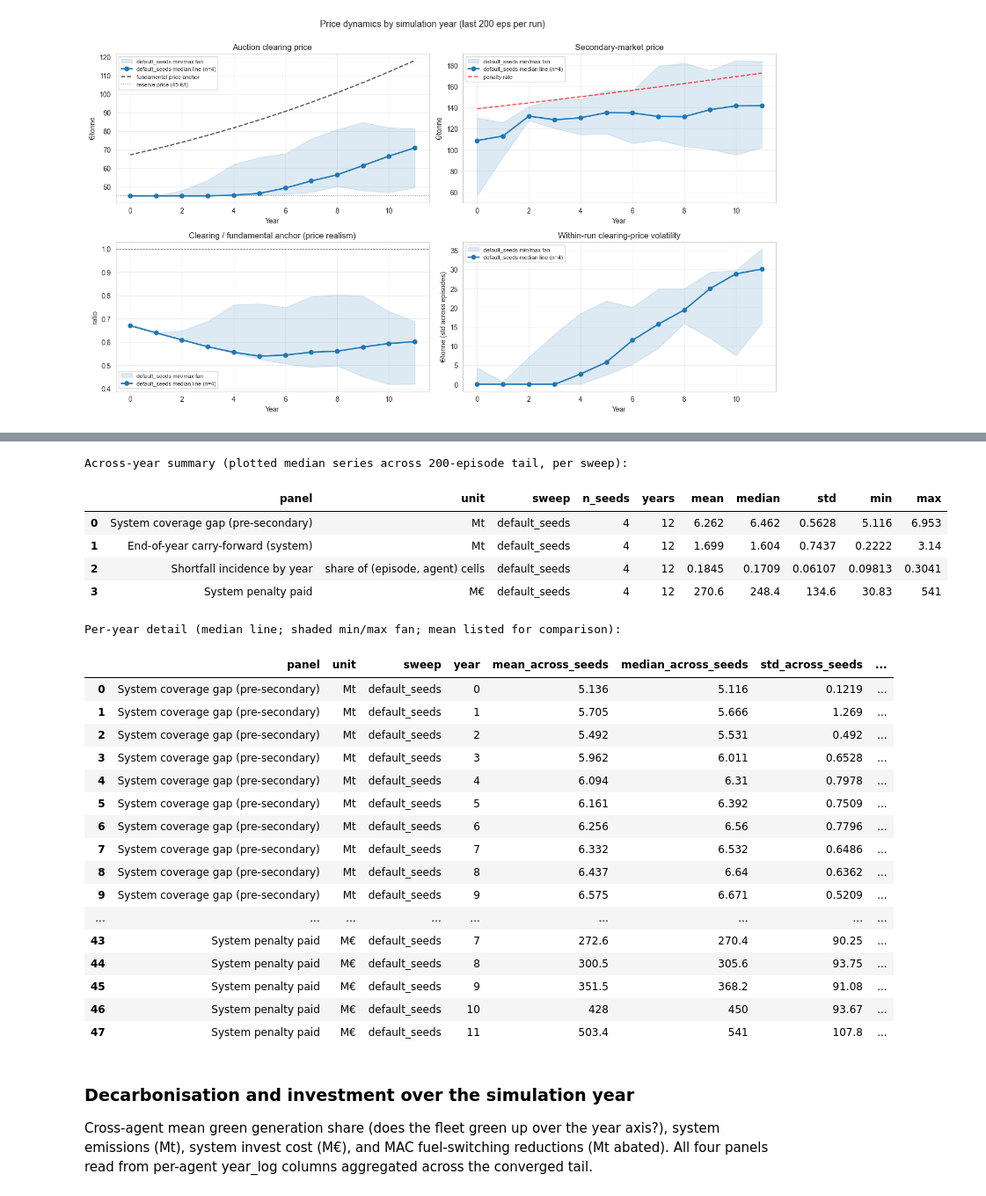
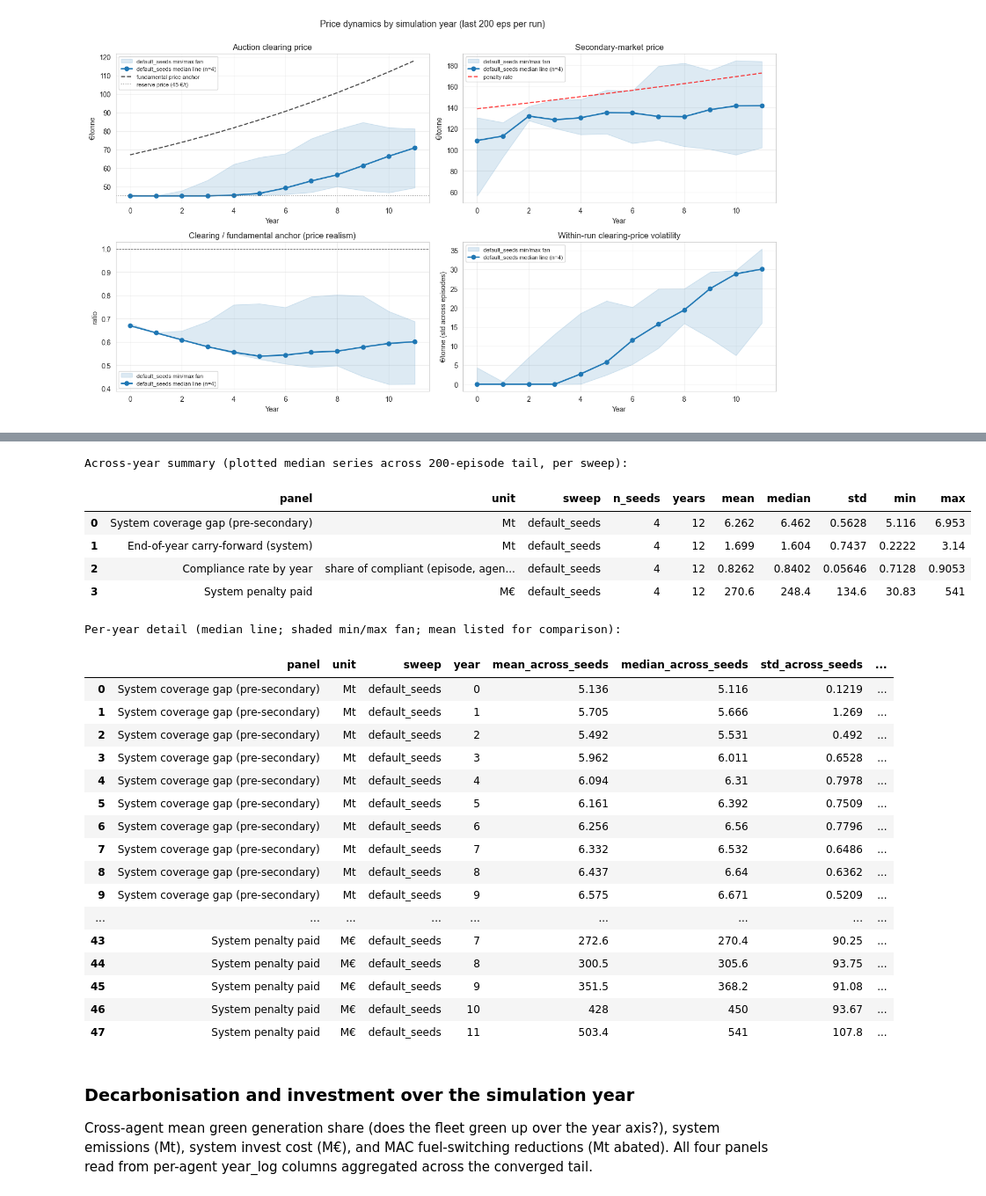
Before and after one commit to DJH961/Thesis-Energy-Auction, a Jupyter notebook: notebooks/ets_marl - Default RQ Analysis.ipynb, the cells around one changed output, grey strips where cells are left out. Shown at 88% size. Drawn from its saved outputs; the diff is of its cells as text; code cells hidden in the pictures.

```diff
--- a/notebooks/ets_marl - Default RQ Analysis.ipynb
+++ b/notebooks/ets_marl - Default RQ Analysis.ipynb
@@ -2303,36 +2309,42 @@ plt.tight_layout(); plt.show()
 # %%
 # Companion data tables for the compliance / penalty-pressure figure.
-def _shortfall_incidence_tbl(yr):
-    cols = _agent_cols_in(yr, 'shortfall')
-    if not cols:
+def _compliance_rate_tbl(yr):
+    sf_cols = _agent_cols_in(yr, 'shortfall')
+    if sf_cols:
+        long = yr.melt(id_vars=['year'], value_vars=sf_cols, value_name='shortfall')
+        long['compliant'] = (long['shortfall'] <= 1e-6).astype(float)
+        return long.groupby('year')['compliant'].mean()
+
+    surplus_cols = _agent_cols_in(yr, 'compliance_surplus')
+    if not surplus_cols:
         return None
-    long = yr.melt(id_vars=['year'], value_vars=cols, value_name='sf')
-    long['flag'] = (long['sf'].fillna(0) > 0).astype(float)
-    return long.groupby('year')['flag'].mean()
+    long = yr.melt(id_vars=['year'], value_vars=surplus_cols, value_name='surplus')
+    long['compliant'] = (long['surplus'].fillna(0) >= -1e-6).astype(float)
+    return long.groupby('year')['compliant'].mean()
 
 _panels_compliance = [
     ('System coverage gap (pre-secondary)',
      _per_sweep_year_stack(lambda yr: _system_sum_by_year(yr, 'coverage_gap'))),
     ('End-of-year carry-forward (system)',
      _per_sweep_year_stack(lambda yr: _system_sum_by_year(yr, 'carry_forward_end'))),
-    ('Shortfall incidence by year',
-     _per_sweep_year_stack(_shortfall_incidence_tbl)),
+    ('Compliance rate by year',
+     _per_sweep_year_stack(_compliance_rate_tbl)),
     ('System penalty paid',
      _per_sweep_year_stack(lambda yr: _system_sum_by_year(yr, 'penalty'))),
 ]
 _units_compliance = {
     'System coverage gap (pre-secondary)': 'Mt',
     'End-of-year carry-forward (system)': 'Mt',
-    'Shortfall incidence by year': 'share of (episode, agent) cells',
+    'Compliance rate by year': 'share of compliant (episode, agent) cells',
     'System penalty paid': 'M€',
 }
 _compliance_yoy_tables = _show_yoy_tables(_panels_compliance, units=_units_compliance)
 # %% [output]
 Across-year summary (plotted median series across 200-episode tail, per sweep):
 |  | panel | unit | sweep | n_seeds | years | mean | median | std | min | max |
 | 0 | System coverage gap (pre-secondary) | Mt | default_seeds | 4 | 12 | 6.262 | 6.462 | 0.5628 | 5.116 | 6.953 |
 | 1 | End-of-year carry-forward (system) | Mt | default_seeds | 4 | 12 | 1.699 | 1.604 | 0.7437 | 0.2222 | 3.14 |
-| 2 | Shortfall incidence by year | share of (episode, agent) cells | default_seeds | 4 | 12 | 0.1845 | 0.1709 | 0.06107 | 0.09813 | 0.3041 |
+| 2 | Compliance rate by year | share of compliant (episode, agen... | default_seeds | 4 | 12 | 0.8262 | 0.8402 | 0.05646 | 0.7128 | 0.9053 |
 | 3 | System penalty paid | M€ | default_seeds | 4 | 12 | 270.6 | 248.4 | 134.6 | 30.83 | 541 |
 Per-year detail (median line; shaded min/max fan; mean listed for comparison):
 |  | panel | unit | sweep | year | mean_across_seeds | median_across_seeds | std_across_seeds | ... |
```
Also changed, not shown: parts of 3 cells of this notebook, 4 other files.
